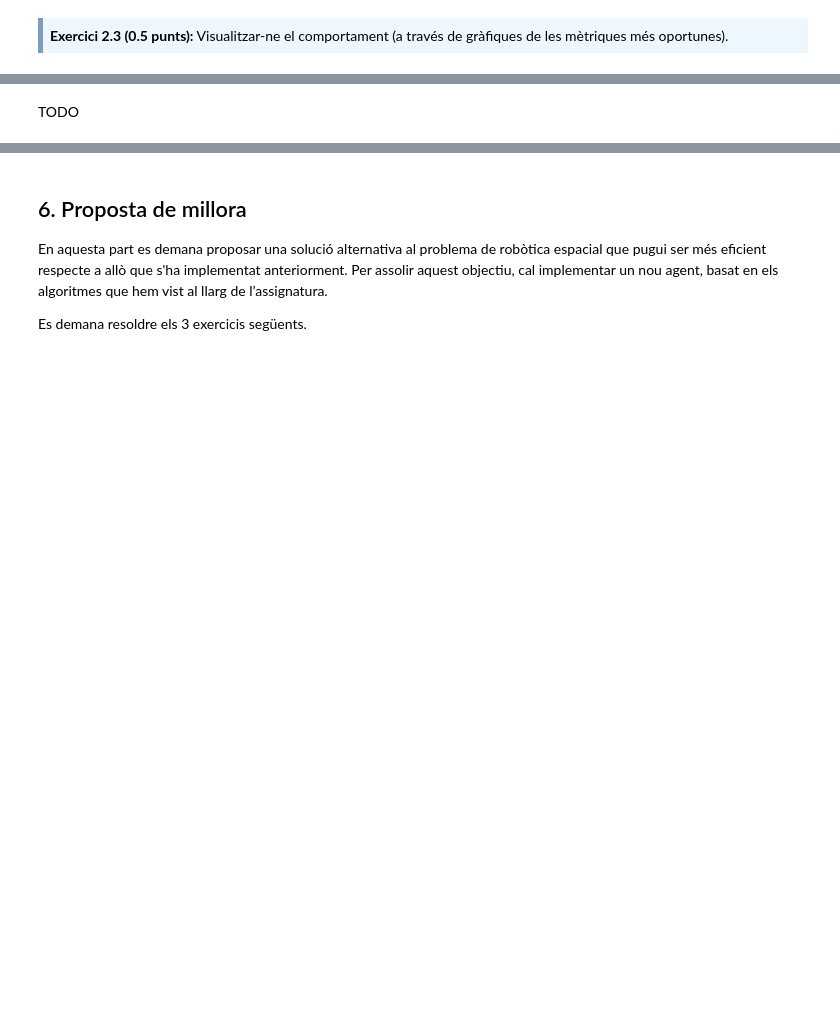
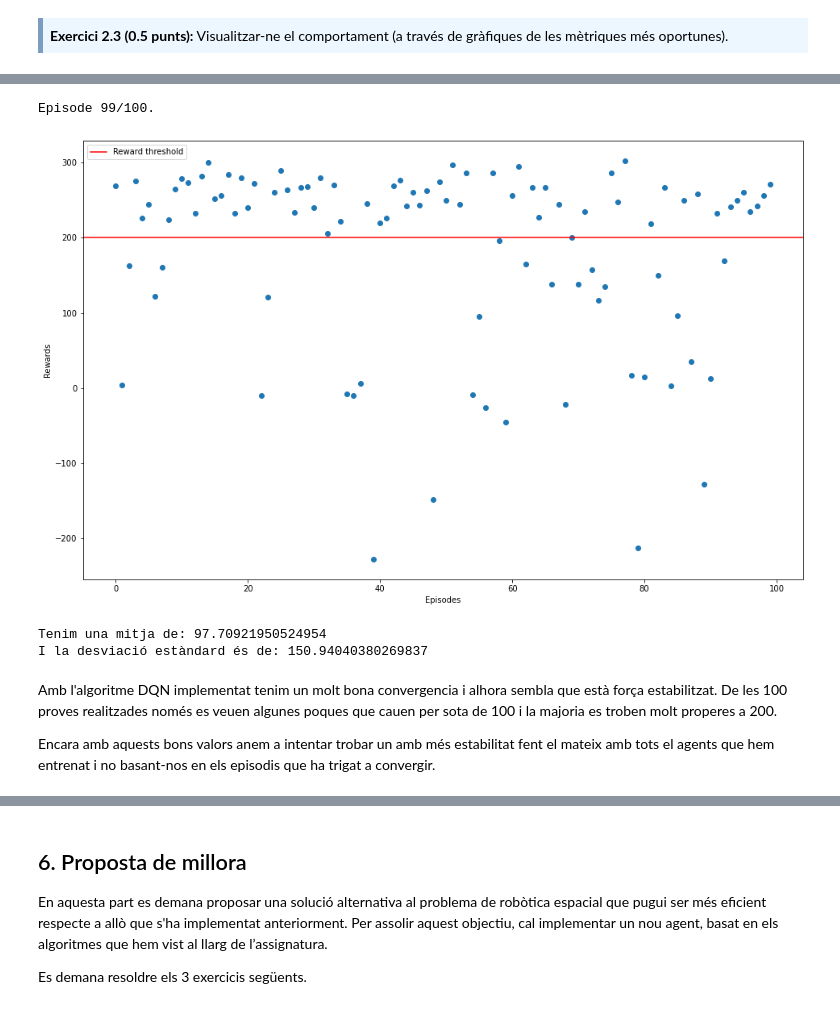
Before and after one commit to jordi-puig/master-data-science, a Jupyter notebook: reinforcement-learning/Practica/M2.983_2022_1_Practica-Sol.ipynb, the cells around one changed output, grey strips where cells are left out. Cells and saved outputs as stored; diff of their text form; code cells hidden in the pictures; blank space fills up the shorter version.

```diff
--- a/reinforcement-learning/Practica/M2.983_2022_1_Practica-Sol.ipynb
+++ b/reinforcement-learning/Practica/M2.983_2022_1_Practica-Sol.ipynb
@@ -814,31 +937,3 @@ def plot_epsilon(agent):
         plt.ylabel('Epsilon')
         plt.legend(loc="upper left")
         plt.show()
-# %%
-BUFFER_SIZE = 100000    # Màxima capacitat del buffer
-BATCH_SIZE = 64         # Conjunt a agafar del buffer per a la xarxa neuronal
-GAMMA = 0.99            # Valor gamma de l'equació de Bellman
-TAU = 1e-3              # Valor de tau per a soft update del target network
-LEARNING_RATE = 0.001   # Velocitat d'aprenentatge
-DNN_UPD = 2             # Freqüència d'actualització de la xarxa neuronal
-
-N_EPISODES=2000
-MAX_T=1000
-EPS_START=1.0
-EPS_MIN=0.01
-EPS_DECAY=0.995
-NBLOCK =100
-MIN_EPISODES=250
-REWARD_THRESHOLD = 200  # Valor de recompensa per a considerar l'entrenament com a completat
-
-# inicialització de l'entorn de gym
-env = gym.make('LunarLander-v2')
-# inicialització de l'agent amb els paràmetres de l'exercici
-agent = Agent(env, seed=0, learning_rate=LEARNING_RATE, gamma=GAMMA, tau=TAU, buffer_size=BUFFER_SIZE, batch_size=BATCH_SIZE, dnn_upd=DNN_UPD)
-# entrenament de l'agent
-scores = agent.train(N_EPISODES, MAX_T, EPS_START, EPS_MIN, EPS_DECAY, NBLOCK, MIN_EPISODES, REWARD_THRESHOLD)
-
-plot_rewards(agent)
-plot_loss(agent)
-plot_epsilon(agent)
-env.close()
@@ -880,2 +974,23 @@ plot_rewards_min(agent, total_reward_list)
-# %% [markdown]
-TODO
+# %%
+total_reward_list = play_games(env, agent_selected, 100)
+# %% [output]
+Episode 99/100.
+# %%
+plt.scatter(range(len(total_reward_list)), total_reward_list, marker='o');
+plt.axhline(agent.reward_threshold, color='r', label="Reward threshold")
+plt.xlabel('Episodes')
+plt.ylabel('Rewards')
+plt.legend(loc="upper left")
+plt.show()
+# %% [output]
+[figure, added]
+# %%
+print("Tenim una mitja de: {}".format(np.mean(total_reward_list)))
+print("I la desviació estàndard és de: {}".format(np.std(total_reward_list)))
+# %% [output]
+Tenim una mitja de: 97.70921950524954
+I la desviació estàndard és de: 150.94040380269837
+# %% [markdown]
+Amb l'algoritme DQN implementat tenim un molt bona convergencia i alhora sembla que està força estabilitzat. De les 100 proves realitzades només es veuen algunes poques que cauen per sota de 100 i la majoria es troben molt properes a 200.
+
+Encara amb aquests bons valors anem a intentar trobar un amb més estabilitat fent el mateix amb tots el agents que hem entrenat i no basant-nos en els episodis que ha trigat a convergir.
```
Also changed, not shown: parts of 75 cells of this notebook, 9 other files.
